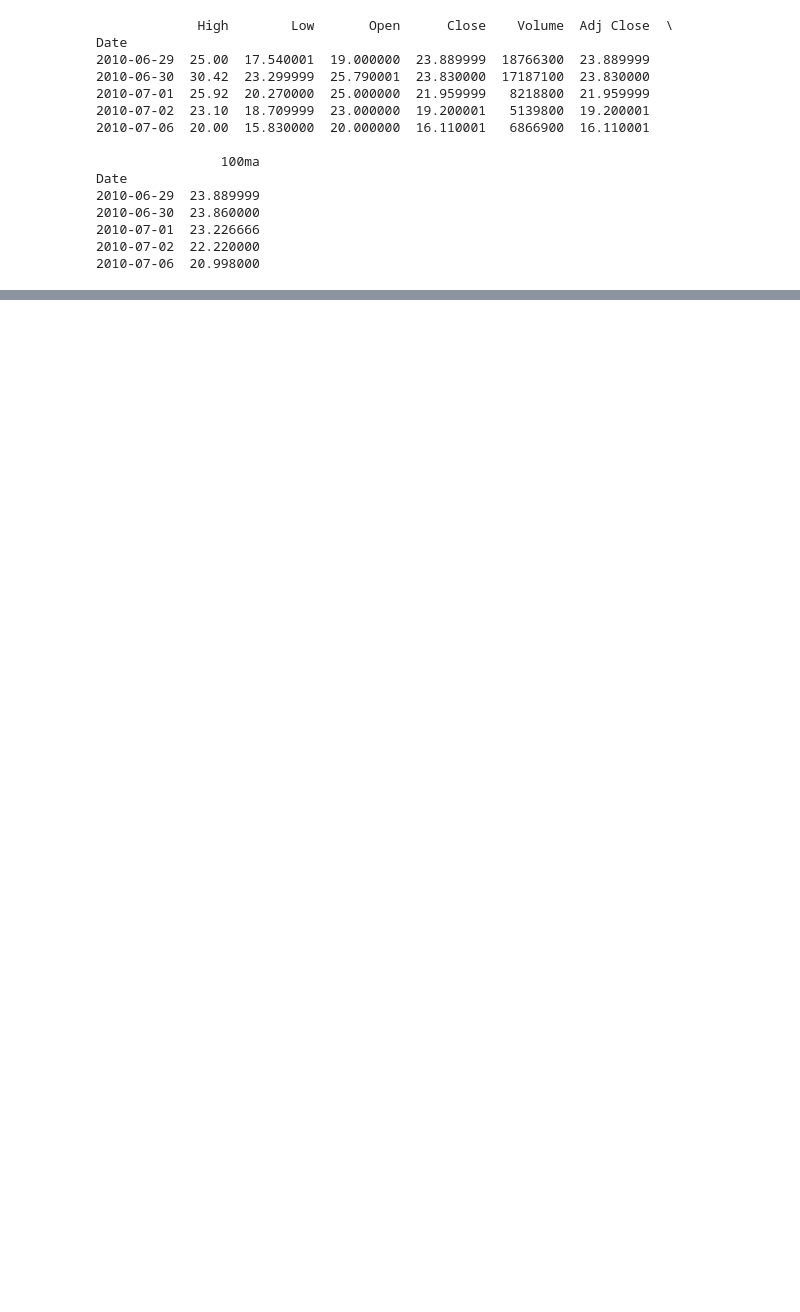
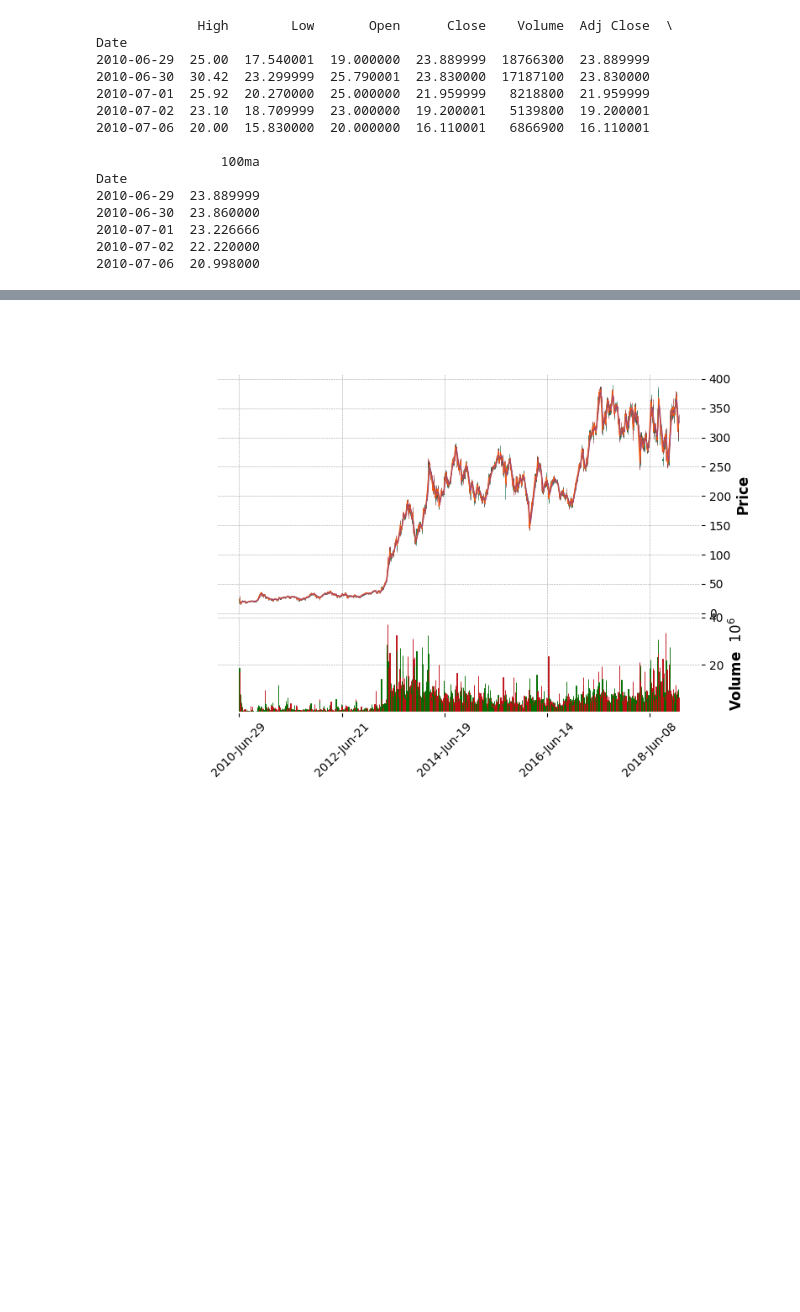
Before and after one commit to giorgiobella/TradingAlgoritmico, a Jupyter notebook: TechLab - Trading Algoritmico Pt-1.ipynb, the cells around one changed output, grey strips where cells are left out. Saved outputs shown, nothing was run; the diff lists cells and outputs as text; code cells hidden in the pictures; blank space fills up the shorter version.

```diff
--- a/TechLab - Trading Algoritmico Pt-1.ipynb
+++ b/TechLab - Trading Algoritmico Pt-1.ipynb
@@ -81,5 +78,7 @@ ax2.bar(df.index, df['Volume'])
 # %%
+plt.figure();
 mpf.plot(df, type='candle', style='charles',
             volume=True,
+            warn_too_much_data=10000,
             mav=(3,6,9))
 # %% [output]
@@ -87,0 +85,2 @@ mpf.plot(df, type='candle', style='charles',
+[figure, added]
+[figure, added]
```
Also changed, not shown: parts of 4 cells of this notebook.
